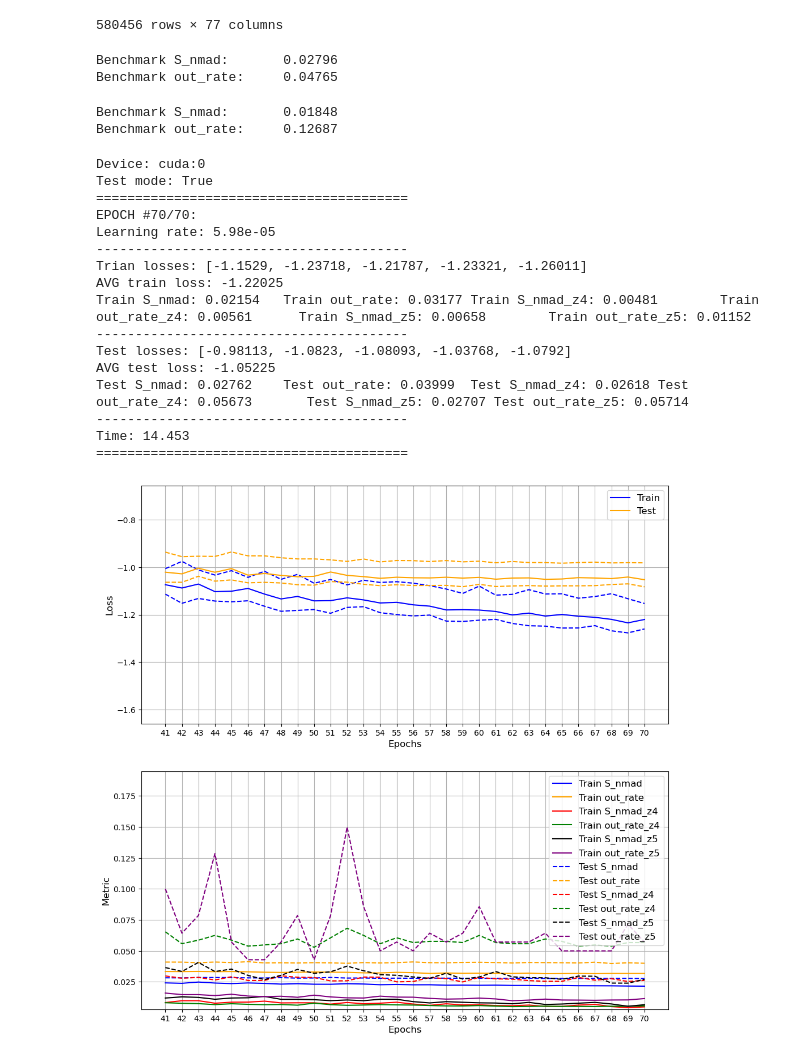
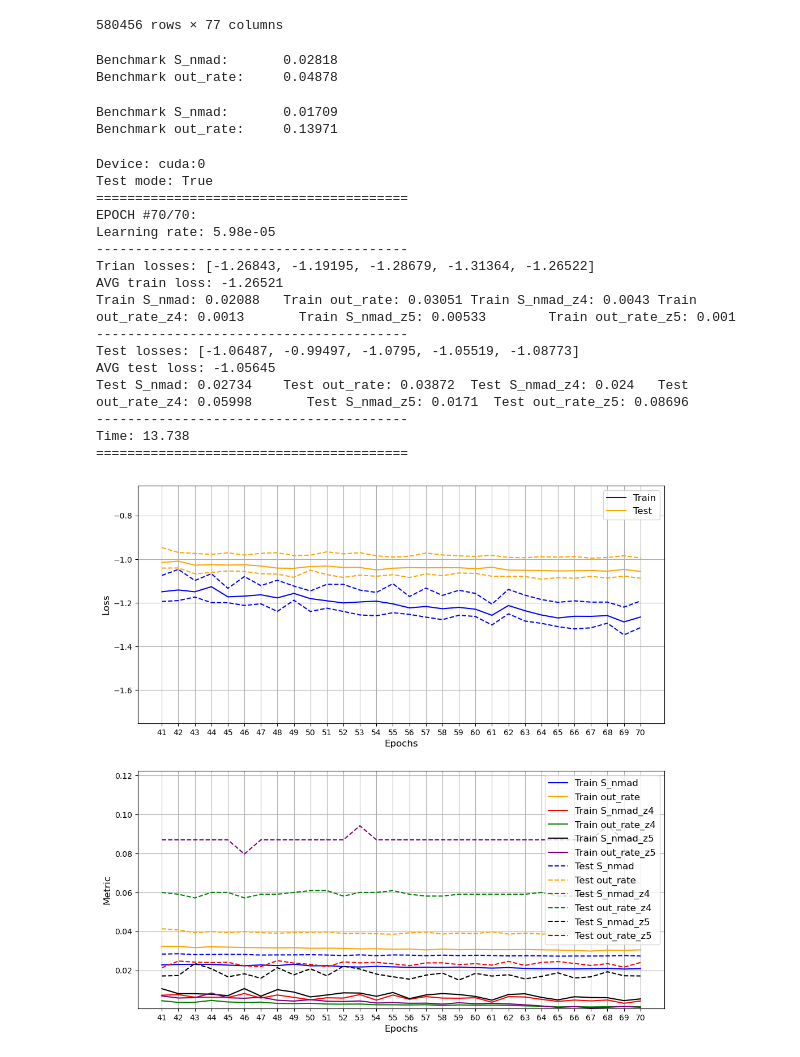
Before and after one commit to SVasi1yev/MSU_quasars, a Jupyter notebook: deep_ensambles_photo_z.ipynb, the cells around one changed output. Cells and saved outputs as stored; diff of their text form; code cells hidden in the pictures.

```diff
--- a/deep_ensambles_photo_z.ipynb
+++ b/deep_ensambles_photo_z.ipynb
@@ -508,11 +508,13 @@ def out_rate_z6(true, preds):
 train_20_35_01 = train_20[train_20['fold'] == 0].dropna()[['RA', 'DEC', 'Z'] + features_list + ['max35_z', 'conf35_z']]
 X_01_init, y_01 = train_20_35_01[features_list].values.astype(float), train_20_35_01['Z'].values.astype(float)
 scaler = StandardScaler().fit(X_01_init)
-X_01 = scaler.transform(X_01_init)
+# X_01 = scaler.transform(X_01_init)
+X_01 = X_01_init
 
 train_20_35_02 = train_20[train_20['fold'] == 1].dropna()[['RA', 'DEC', 'Z'] + features_list + ['max35_z', 'conf35_z']]
 X_02_init, y_02 = train_20_35_02[features_list].values.astype(float), train_20_35_02['Z'].values.astype(float)
-X_02 = scaler.transform(X_02_init)
+# X_02 = scaler.transform(X_02_init)
+X_02 = X_02_init
 # %%
 ens = DeepEnsemble_GMM(
     MLP_GMM,
@@ -522,57 +524,57 @@ ens = DeepEnsemble_GMM(
 optimizer = torch.optim.Adam
 scheduler = torch.optim.lr_scheduler.ExponentialLR
 # %%
-print(f'Benchmark S_nmad:\t{round(sigma_nmad(train_20_35_02["Z"], train_20_35_02["max35_z"]), 5)}')
-print(f'Benchmark out_rate:\t{round(out_rate(train_20_35_02["Z"], train_20_35_02["max35_z"]), 5)}')
+print(f'Benchmark S_nmad:\t{round(sigma_nmad(train_20_35_01["Z"], train_20_35_01["max35_z"]), 5)}')
+print(f'Benchmark out_rate:\t{round(out_rate(train_20_35_01["Z"], train_20_35_01["max35_z"]), 5)}')
 # %% [output]
-Benchmark S_nmad:       0.02796
-Benchmark out_rate:     0.04765
+Benchmark S_nmad:       0.02818
+Benchmark out_rate:     0.04878
 # %%
-m = (train_20_35_02['Z'] > 5)
-print(f'Benchmark S_nmad:\t{round(sigma_nmad(train_20_35_02["Z"][m], train_20_35_02["max35_z"][m]), 5)}')
-print(f'Benchmark out_rate:\t{round(out_rate(train_20_35_02["Z"][m], train_20_35_02["max35_z"][m]), 5)}')
+m = (train_20_35_01['Z'] > 5)
+print(f'Benchmark S_nmad:\t{round(sigma_nmad(train_20_35_01["Z"][m], train_20_35_01["max35_z"][m]), 5)}')
+print(f'Benchmark out_rate:\t{round(out_rate(train_20_35_01["Z"][m], train_20_35_01["max35_z"][m]), 5)}')
 # %% [output]
-Benchmark S_nmad:       0.01848
-Benchmark out_rate:     0.12687
+Benchmark S_nmad:       0.01709
+Benchmark out_rate:     0.13971
 # %%
 ens.fit(
-    X_train=X_01,
-    y_train=y_01,
-    X_test=X_02,
-    y_test=y_02,
+    X_train=X_02,
+    y_train=y_02,
+    X_test=X_01,
+    y_test=y_01,
     epochs=70,
     batch_size=2**13,
     shuffle=True,
     high_z_mult=100,
     z_thr=4.5,
     optimizer=optimizer,
     optimizer_args={'lr': 0.001, 'weight_decay': 0.001},
     scheduler=scheduler,
     scheduler_args={'gamma': 0.96},
     verbose=True,
     metrics={
         'S_nmad': sigma_nmad, 'out_rate': out_rate,
         'S_nmad_z4': sigma_nmad_z4, 'out_rate_z4': out_rate_z4,
         'S_nmad_z5': sigma_nmad_z5, 'out_rate_z5': out_rate_z5,
         # 'S_nmad_z6': sigma_nmad_z6, 'out_rate_z6': out_rate_z6,
     }
 );
 # %% [output]
 Device: cuda:0
 Test mode: True
 ========================================
 EPOCH #70/70:
 Learning rate: 5.98e-05
 ----------------------------------------
-Trian losses: [-1.1529, -1.23718, -1.21787, -1.23321, -1.26011]
-AVG train loss: -1.22025
-Train S_nmad: 0.02154   Train out_rate: 0.03177 Train S_nmad_z4: 0.00481        Train out_rate_z4: 0.00561      Train S_nmad_z5: 0.00658        Train out_rate_z5: 0.01152
+Trian losses: [-1.26843, -1.19195, -1.28679, -1.31364, -1.26522]
+AVG train loss: -1.26521
+Train S_nmad: 0.02088   Train out_rate: 0.03051 Train S_nmad_z4: 0.0043 Train out_rate_z4: 0.0013       Train S_nmad_z5: 0.00533        Train out_rate_z5: 0.001
 ----------------------------------------
-Test losses: [-0.98113, -1.0823, -1.08093, -1.03768, -1.0792]
-AVG test loss: -1.05225
-Test S_nmad: 0.02762    Test out_rate: 0.03999  Test S_nmad_z4: 0.02618 Test out_rate_z4: 0.05673       Test S_nmad_z5: 0.02707 Test out_rate_z5: 0.05714
+Test losses: [-1.06487, -0.99497, -1.0795, -1.05519, -1.08773]
+AVG test loss: -1.05645
+Test S_nmad: 0.02734    Test out_rate: 0.03872  Test S_nmad_z4: 0.024   Test out_rate_z4: 0.05998       Test S_nmad_z5: 0.0171  Test out_rate_z5: 0.08696
 ----------------------------------------
-Time: 14.453
+Time: 13.738
 ========================================
-[figure, old version]
+[figure, new version]
 # %%
```
Also changed, not shown: parts of 15 cells of this notebook.
